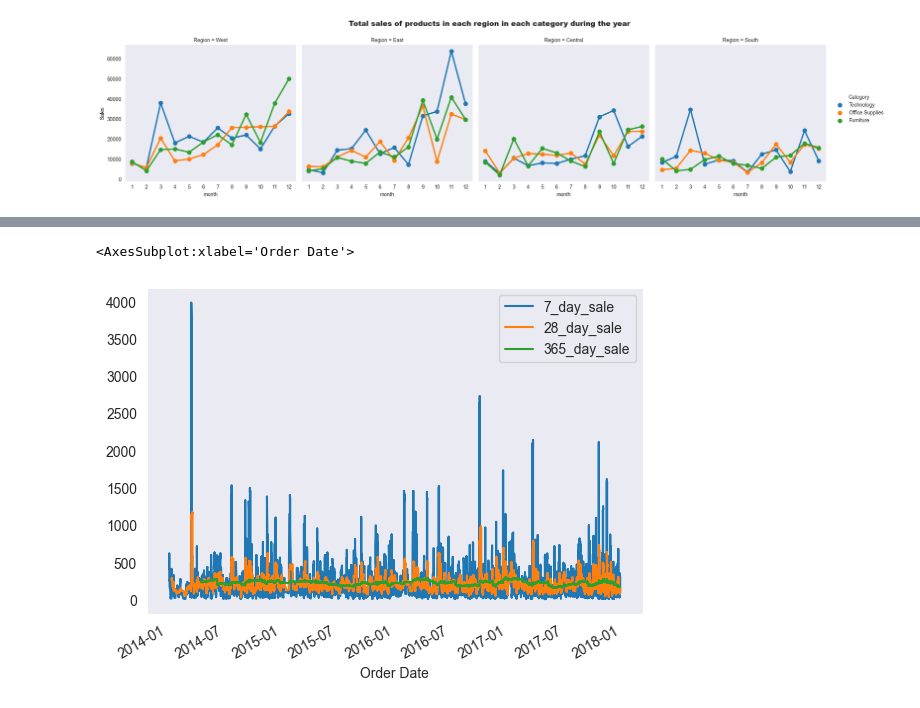
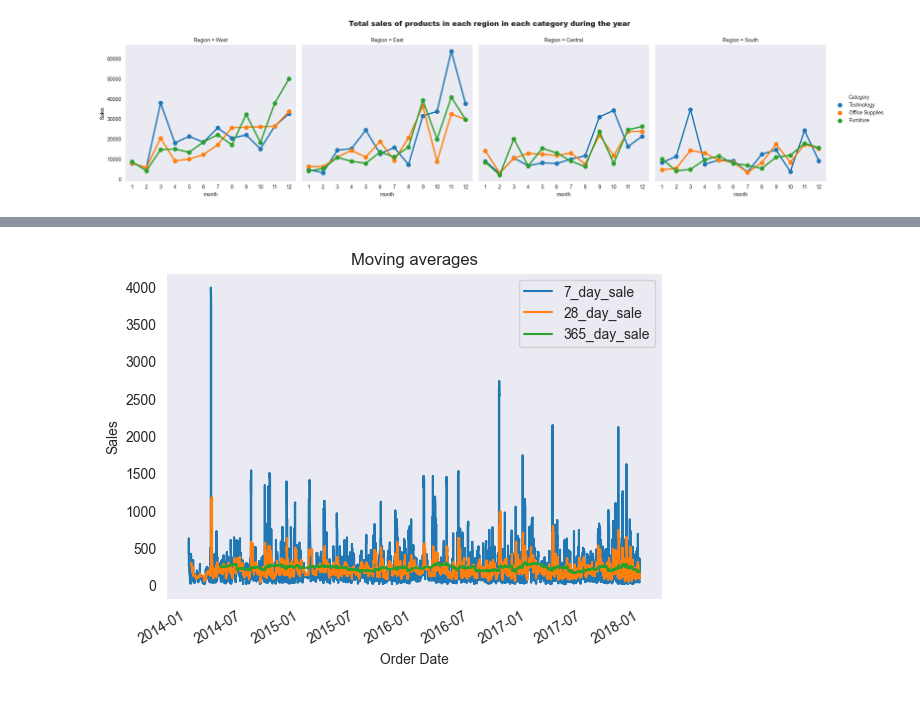
Before and after one commit to sserg27/PortfolioProjects, a Jupyter notebook: Case Study Office Supplies/Code/CaseStudyOfficeSupplies.ipynb, the cells around one changed output, grey strips where cells are left out. Drawn from its saved outputs; the diff is of its cells as text; code cells hidden in the pictures.

```diff
--- a/Case Study Office Supplies/Code/CaseStudyOfficeSupplies.ipynb
+++ b/Case Study Office Supplies/Code/CaseStudyOfficeSupplies.ipynb
@@ -809,10 +758,11 @@ df_sort_date_temp['7_day_sale'] = df_sort_date_temp.Sales.rolling(window=7,cente
 df_sort_date_temp['28_day_sale'] = df_sort_date_temp.Sales.rolling(window=28,center=False).mean()
 df_sort_date_temp['365_day_sale'] = df_sort_date_temp.Sales.rolling(window=365,center=False).mean()
 # %%
-df_sort_date_temp.plot(x='Order Date', y=['7_day_sale', '28_day_sale', '365_day_sale'])
+df_sort_date_temp.plot(x='Order Date', y=['7_day_sale', '28_day_sale', '365_day_sale'],\
+     title = 'Moving averages', ylabel = 'Sales')
+plt.show()
 # %% [output]
-<AxesSubplot:xlabel='Order Date'>
-[figure, old version]
+[figure, new version]
 # %%
 df_sort_date_Central_temp = df_sort_date_Central.copy()
 df_sort_date_East_temp = df_sort_date_East.copy()
```
Also changed, not shown: parts of 79 cells of this notebook, 2 other files.
